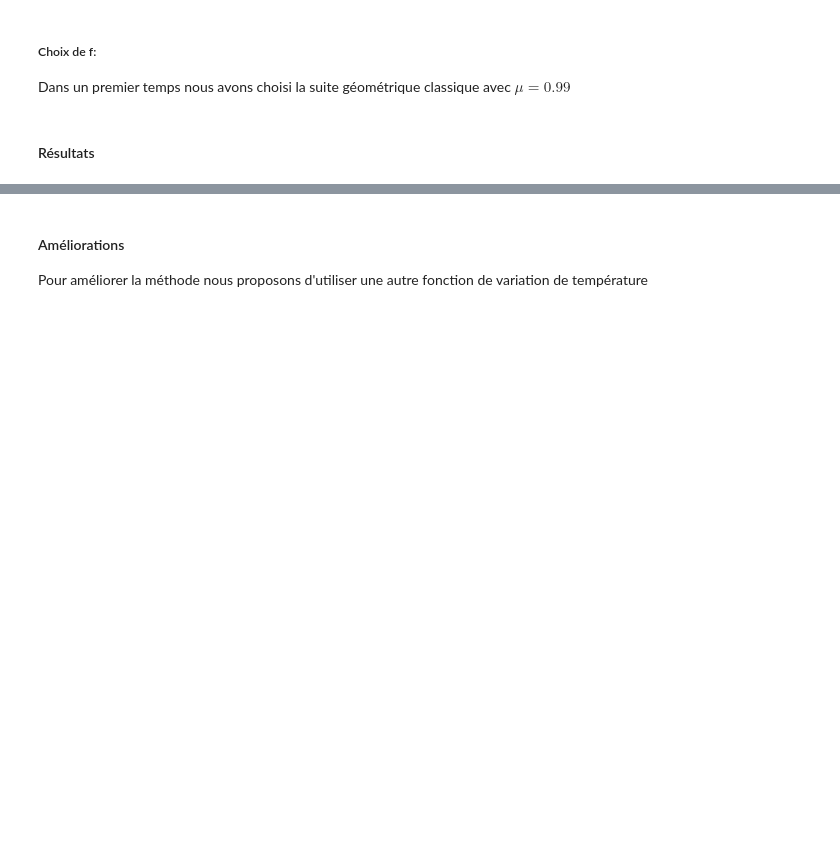
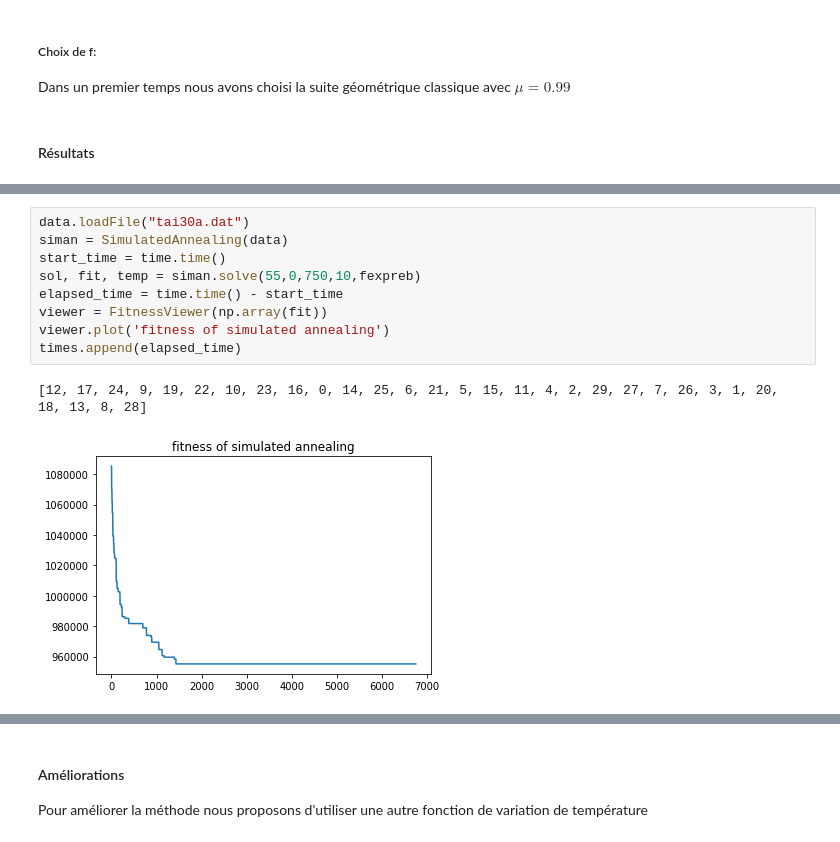
Before and after one commit to M-Garrigues/Quadratic-Assignment-Problem, a Jupyter notebook: notebooks/Taixxa.ipynb, the cells around one changed output, grey strips where cells are left out. Cells and saved outputs as stored; diff of their text form; blank space fills up the shorter version.

```diff
--- a/notebooks/Taixxa.ipynb
+++ b/notebooks/Taixxa.ipynb
@@ -250,0 +257,12 @@ viewer.plot('fitness of simulated annealing by changes of value at same temperat
+# %%
+data.loadFile("tai30a.dat")
+siman = SimulatedAnnealing(data)
+start_time = time.time()
+sol, fit, temp = siman.solve(55,0,750,10,fexpreb)
+elapsed_time = time.time() - start_time
+viewer = FitnessViewer(np.array(fit))
+viewer.plot('fitness of simulated annealing')
+times.append(elapsed_time)
+# %% [output]
+[12, 17, 24, 9, 19, 22, 10, 23, 16, 0, 14, 25, 6, 21, 5, 15, 11, 4, 2, 29, 27, 7, 26, 3, 1, 20, 18, 13, 8, 28]
+[figure, added]
```
Also changed, not shown: parts of 20 cells of this notebook.
